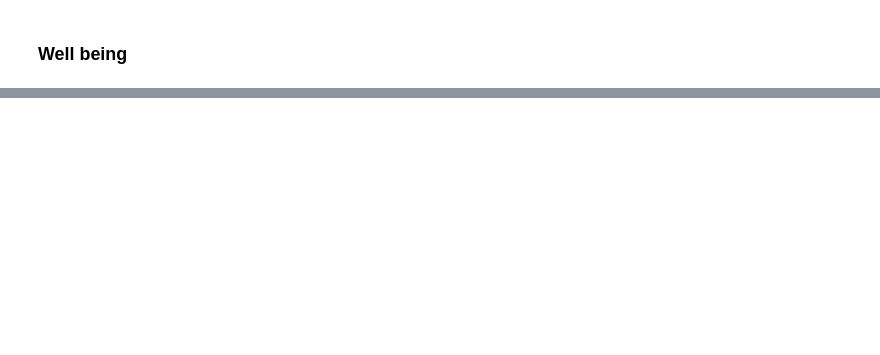
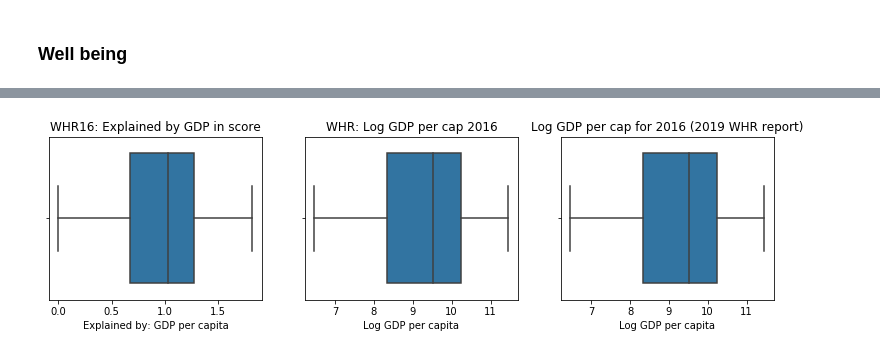
Before and after one commit to angela1C/Programming-for-Data-Analysis-Simulation-Project-2019, a Jupyter notebook: HappyPlanet.ipynb, the cells around one changed output, grey strips where cells are left out. Saved outputs shown, nothing was run; the diff lists cells and outputs as text; code cells hidden in the pictures; blank space fills up the shorter version.

```diff
--- a/HappyPlanet.ipynb
+++ b/HappyPlanet.ipynb
@@ -550,0 +521,6 @@ sns.distplot(hpi.GDPpercapita)
+# %%
+# The data for 2016 in the big file for all years in the report for 2016
+whr16data= whr.loc[whr.loc[:,'year']==2016]
+# data excel file for 2019 includes data for the previous years.
+WHRdata16 =whr19data.loc[whr19data.loc[:, 'Year'] == 2016]
+#WHR16.info()
@@ -550,0 +548,10 @@ sns.distplot(hpi.GDPpercapita)
+# %%
+f,axes = plt.subplots(1,3,figsize=(13,3))
+sns.boxplot(whr16['Explained by: GDP per capita'], ax=axes[0])
+axes[0].set_title("WHR16: Explained by GDP in score");
+sns.boxplot(WHR16['Log GDP per capita'], ax=axes[1])
+axes[1].set_title("WHR: Log GDP per cap 2016");
+sns.boxplot(WHRdata16['Log GDP per capita'], ax=axes[2])
+axes[2].set_title("Log GDP per cap for 2016 (2019 WHR report)");
+# %% [output]
+[figure, added]
```
Also changed, not shown: parts of 97 cells of this notebook, 9 other files.
